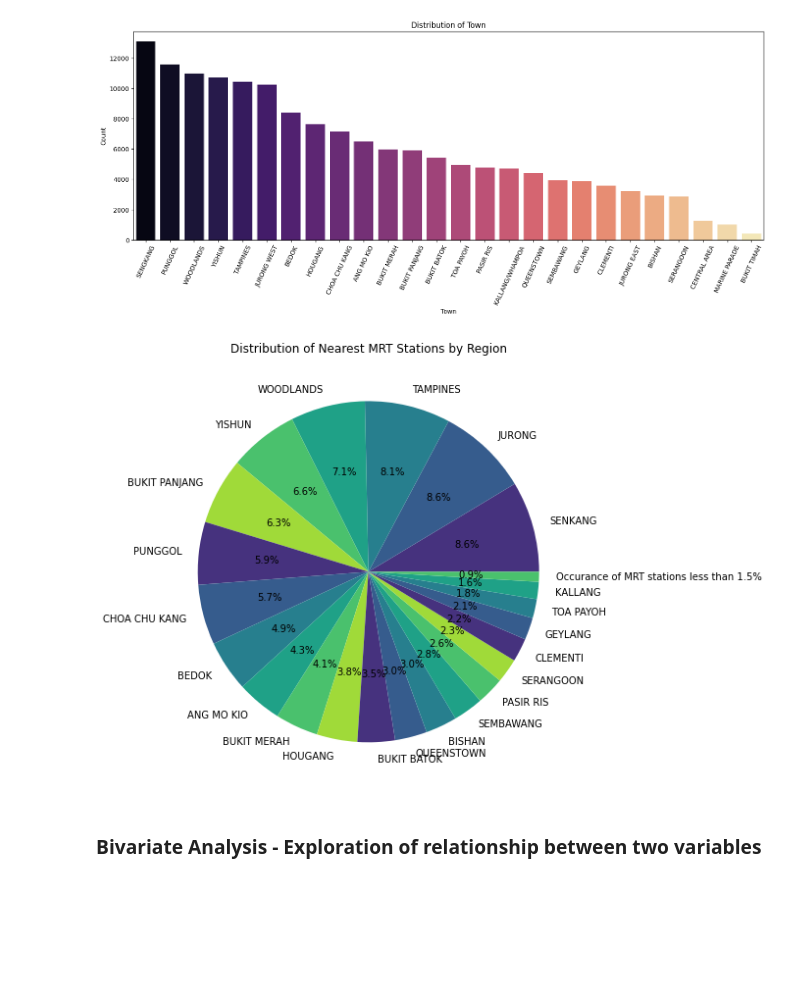
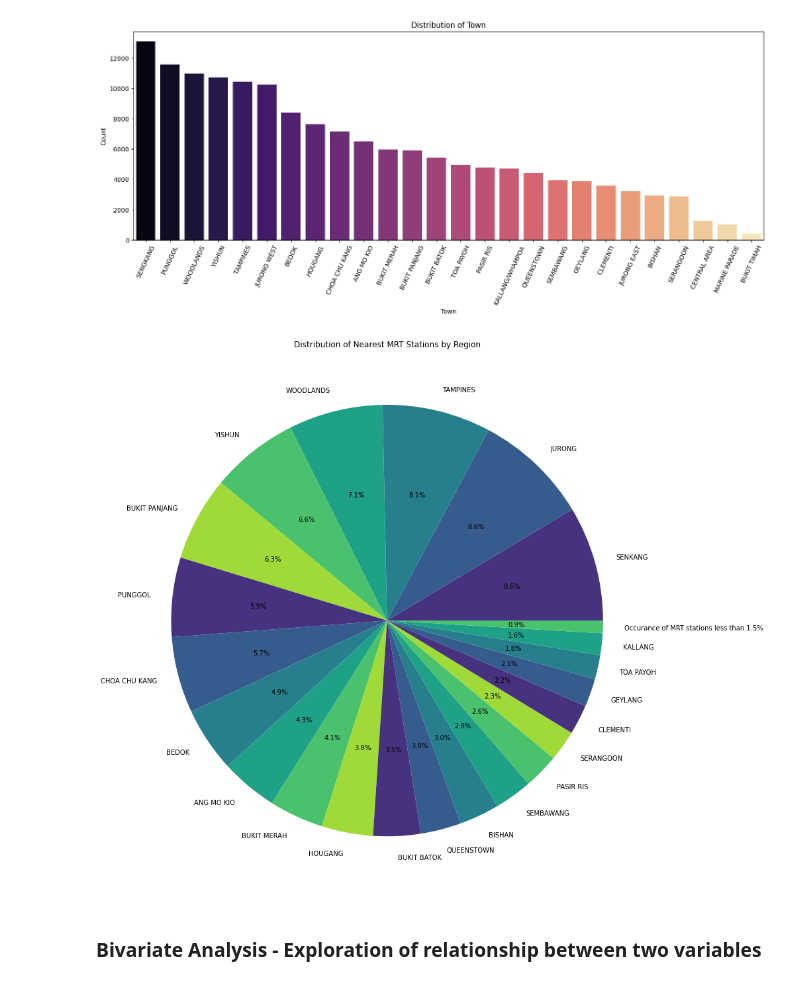
Before and after one commit to DheepthaRajesh/dheeptha_rajesh, a Jupyter notebook: Final-Predict-Public-Housing-Prices.ipynb, the cells around one changed output. Drawn from its saved outputs; the diff is of its cells as text; code cells hidden in the pictures; blank space fills up the shorter version.

```diff
--- a/Final-Predict-Public-Housing-Prices.ipynb
+++ b/Final-Predict-Public-Housing-Prices.ipynb
@@ -340,35 +340,35 @@ region_to_mrt = {
     'QUEENSTOWN': ['QUEENSTOWN MRT STATION', 'COMMONWEALTH MRT STATION', 'ONE-NORTH MRT STATION', 'BUONA VISTA MRT STATION', 'HOLLAND VILLAGE MRT STATION', 'DOVER MRT STATION', 'FARRER ROAD MRT STATION'],
     'SEMBAWANG': ['SEMBAWANG MRT STATION', 'CANBERRA MRT STATION'],
     'SENKANG': ['SENGKANG MRT STATION', 'BUANGKOK MRT STATION', 'COMPASSVALE LRT STATION', 'RIVIERA LRT STATION', 'CHENG LIM LRT STATION', 'TONGKANG LRT STATION', 'RANGGUNG LRT STATION', 'THANGGAM LRT STATION', 'KANGKAR LRT STATION', 'LAYAR LRT STATION', 'SENGKANG LRT STATION', 'ANCHORVALE LRT STATION', 'RENJONG LRT STATION', 'BAKAU LRT STATION', 'RUMBIA LRT STATION', 'FARMWAY LRT STATION'],
     'SERANGOON': ['SERANGOON MRT STATION', 'BARTLEY MRT STATION', 'TAI SENG MRT STATION', 'BOON KENG MRT STATION', 'WOODLEIGH MRT STATION', 'LITTLE INDIA MRT STATION'],
     'TAMPINES': ['TAMPINES MRT STATION', 'TAMPINES EAST MRT STATION', 'TAMPINES WEST MRT STATION', 'TANAH MERAH MRT STATION', 'SIMEI MRT STATION', 'UPPER CHANGI MRT STATION', 'CHANGI AIRPORT MRT STATION'],
     'TOA PAYOH': ['TOA PAYOH MRT STATION', 'CALDECOTT MRT STATION', 'NOVENA MRT STATION', 'BENDEMEER MRT STATION'],
     'WOODLANDS': ['WOODLANDS MRT STATION', 'MARSILING MRT STATION', 'ADMIRALTY MRT STATION', 'WOODLANDS NORTH MRT STATION', 'WOODLANDS SOUTH MRT STATION'],
     'YISHUN': ['YISHUN MRT STATION', 'KHATIB MRT STATION']
 }
 
 # Reverse mapping of MRT stations to regions
 mrt_to_region = {mrt: region for region, mrt_list in region_to_mrt.items() for mrt in mrt_list}
 
 df_final['Region'] = df_final['NearestMRT'].map(mrt_to_region)
 region_counts = df_final['Region'].value_counts()
 
 # Group regions with less than 1.5% of the total MRT stations together
 threshold = 0.015 * region_counts.sum()
 small_regions = region_counts[region_counts < threshold].index
 df_final['Region'] = df_final['Region'].apply(lambda x: 'Occurance of MRT stations less than 1.5%' if x in small_regions else x)
 
 region_counts = df_final['Region'].value_counts()
 
 # Plot a pie chart for MRT stations grouped by region
-plt.figure(figsize=(8, 8), facecolor='white')
+plt.figure(figsize=(15, 15), facecolor='white')
 plt.pie(region_counts, labels=region_counts.index, autopct='%1.1f%%', colors=sns.color_palette('viridis'))
 plt.title('Distribution of Nearest MRT Stations by Region')
 
 plt.show()
 # Interpretation - This pie chart shows the distribution of nearest MRT and LRT stations (grouped by town) to the HDB flats
 # %% [output]
-[figure, old version]
+[figure, new version]
 # %% [markdown]
 ### Bivariate Analysis - Exploration of relationship between two variables
 # %%
```
